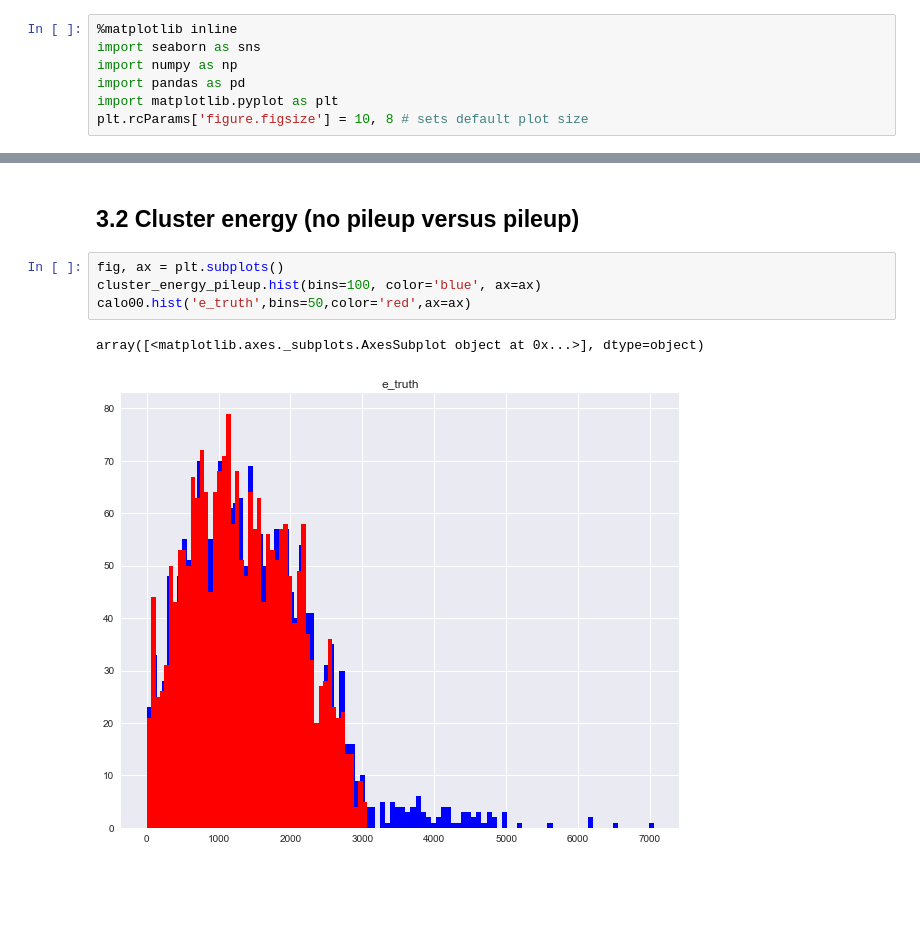
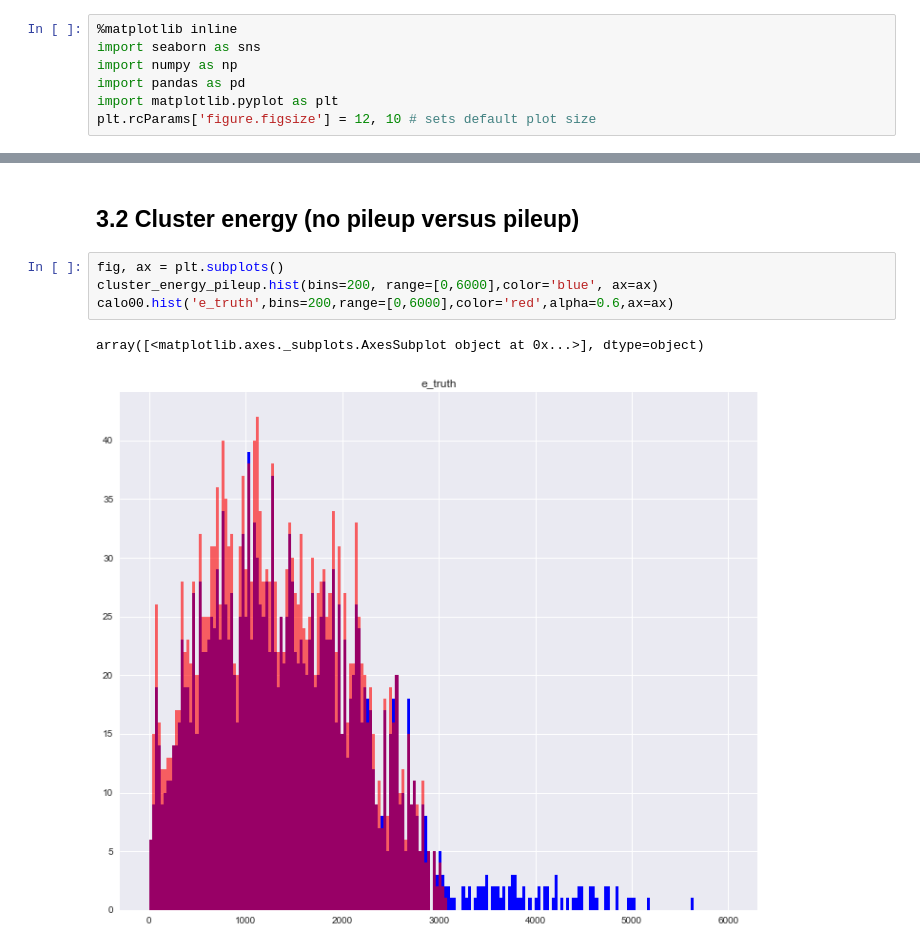
Before and after one commit to kimsiang/MuonG2, a Jupyter notebook: pileup/PileupStudy.ipynb, the cells around one changed output, grey strips where cells are left out. Saved outputs shown, nothing was run; the diff lists cells and outputs as text; blank space fills up the shorter version.

Commit message:
updated pileup study

```diff
--- a/pileup/PileupStudy.ipynb
+++ b/pileup/PileupStudy.ipynb
@@ -54,7 +54,7 @@ import seaborn as sns
 import numpy as np
 import pandas as pd
 import matplotlib.pyplot as plt
-plt.rcParams['figure.figsize'] = 10, 8 # sets default plot size
+plt.rcParams['figure.figsize'] = 12, 10 # sets default plot size
 # %% [markdown]
 ## 2.1 Here we migrate our data from ROOT TTree to pandas's DataFrame.
 # %%
@@ -279,8 +273,8 @@ cluster_energy_pileup.hist(bins=100,color='blue')
 ## 3.2 Cluster energy (no pileup versus pileup)
 # %%
 fig, ax = plt.subplots()
-cluster_energy_pileup.hist(bins=100, color='blue', ax=ax)
-calo00.hist('e_truth',bins=50,color='red',ax=ax)
+cluster_energy_pileup.hist(bins=200, range=[0,6000],color='blue', ax=ax)
+calo00.hist('e_truth',bins=200,range=[0,6000],color='red',alpha=0.6,ax=ax)
 # %% [output]
 array([<matplotlib.axes._subplots.AxesSubplot object at 0x...>], dtype=object)
-[figure, old version]
+[figure, new version]
```
Also changed, not shown: parts of 5 cells of this notebook.
